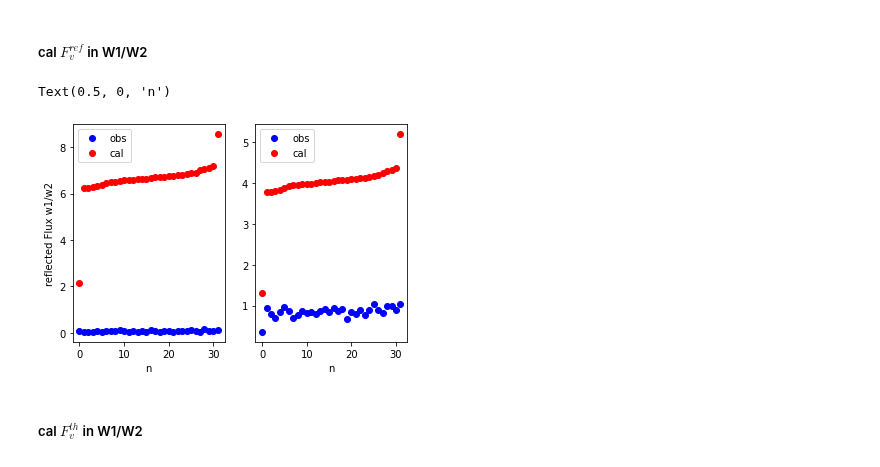
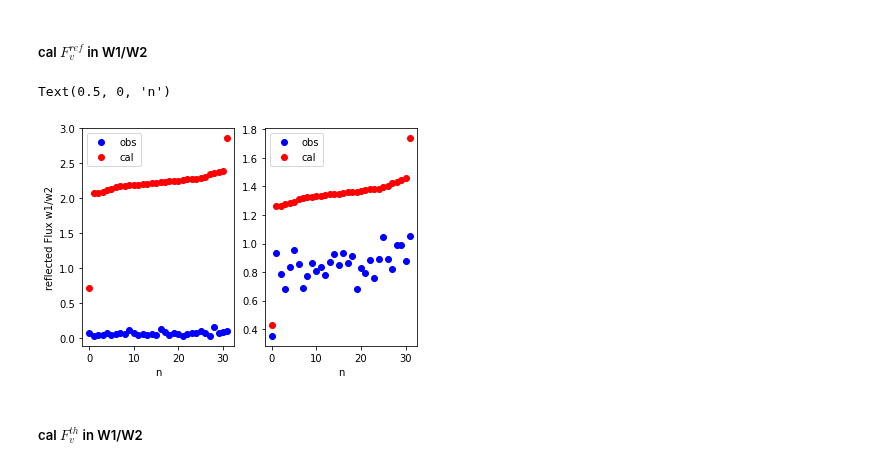
Before and after one commit to AstroHHQ/learngit, a Jupyter notebook: openti/MCMC_ref_2010co1.ipynb, the cells around one changed output. Drawn from its saved outputs; the diff is of its cells as text; code cells hidden in the pictures.

```diff
--- a/openti/MCMC_ref_2010co1.ipynb
+++ b/openti/MCMC_ref_2010co1.ipynb
@@ -286,23 +286,23 @@ $F_v^{ast}(\lambda) = F_v^{th}(\lambda) + F_v^{ref}$
 ##### cal   $F_v^{ref}$ in W1/W2
 # %%
 y0 = obsdat12
-fluxRef1 = calFref(346,delta_N[0:32],d_N[0:32],alpha_N[0:32],3.4e-6,epsi)
-fluxRef2 = calFref(346,delta_N[32:64],d_N[32:64],alpha_N[32:64],4.6e-6,epsi)
+fluxRef1 = calFref(200,delta_N[0:32],d_N[0:32],alpha_N[0:32],3.4e-6,epsi)
+fluxRef2 = calFref(100,delta_N[32:64],d_N[32:64],alpha_N[32:64],4.6e-6,epsi)
 fluxRefATM = calcFluxLambdaAtObsWithSunlight(d_N, delta_N, 1.2e-6, 346, alpha_N, 0.9, G,Hv)
 plt.subplot(1,2,1)
 plt.plot(y0[0:32],'bo',label = 'obs')
 plt.plot(fluxRef1,'ro',label = 'cal')
 plt.legend()
 plt.xlabel("n")
 plt.ylabel("reflected Flux w1/w2");
 plt.subplot(1,2,2)
 plt.plot(y0[32:64],'bo',label = 'obs')
 plt.plot(fluxRef2,'ro',label = 'cal')
 plt.legend()
 plt.xlabel("n")
 # %% [output]
 Text(0.5, 0, 'n')
-[figure, old version]
+[figure, new version]
 # %% [markdown]
 ##### cal $F_v^{th}$ in W1/W2
 # %%
```
Also changed, not shown: parts of 3 cells of this notebook.
